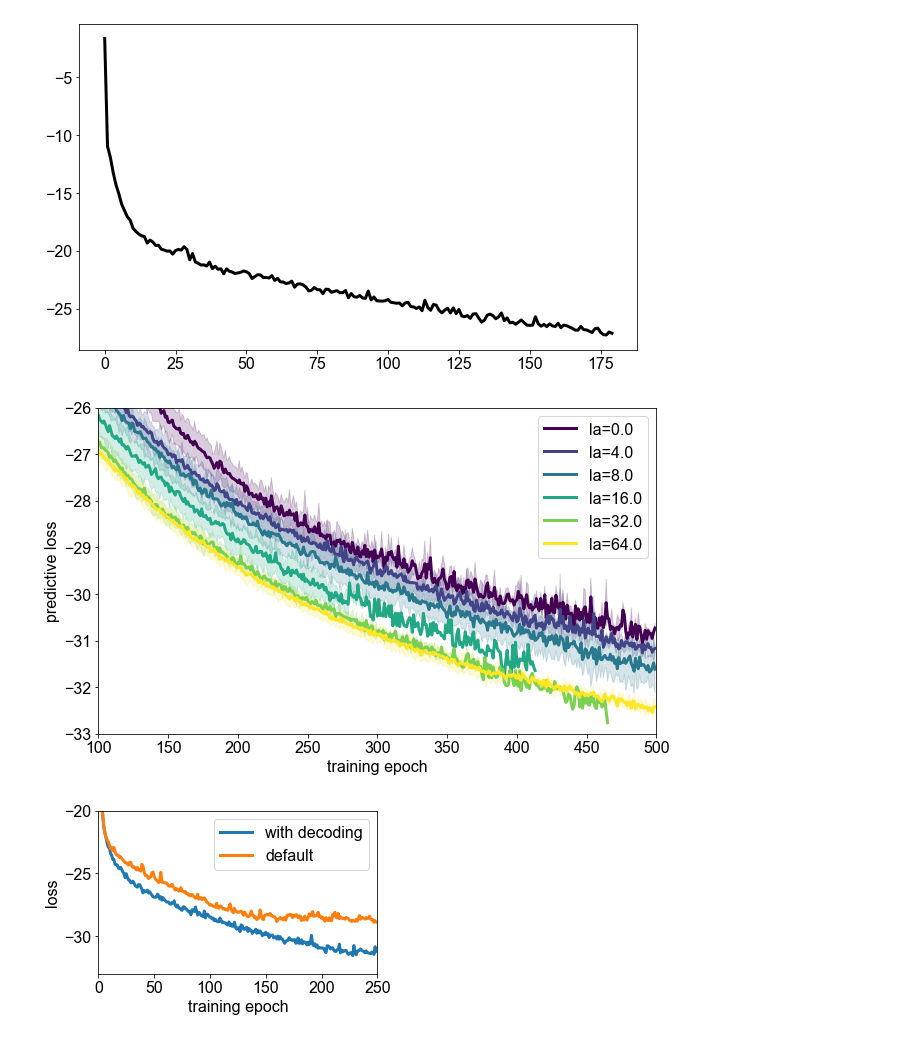
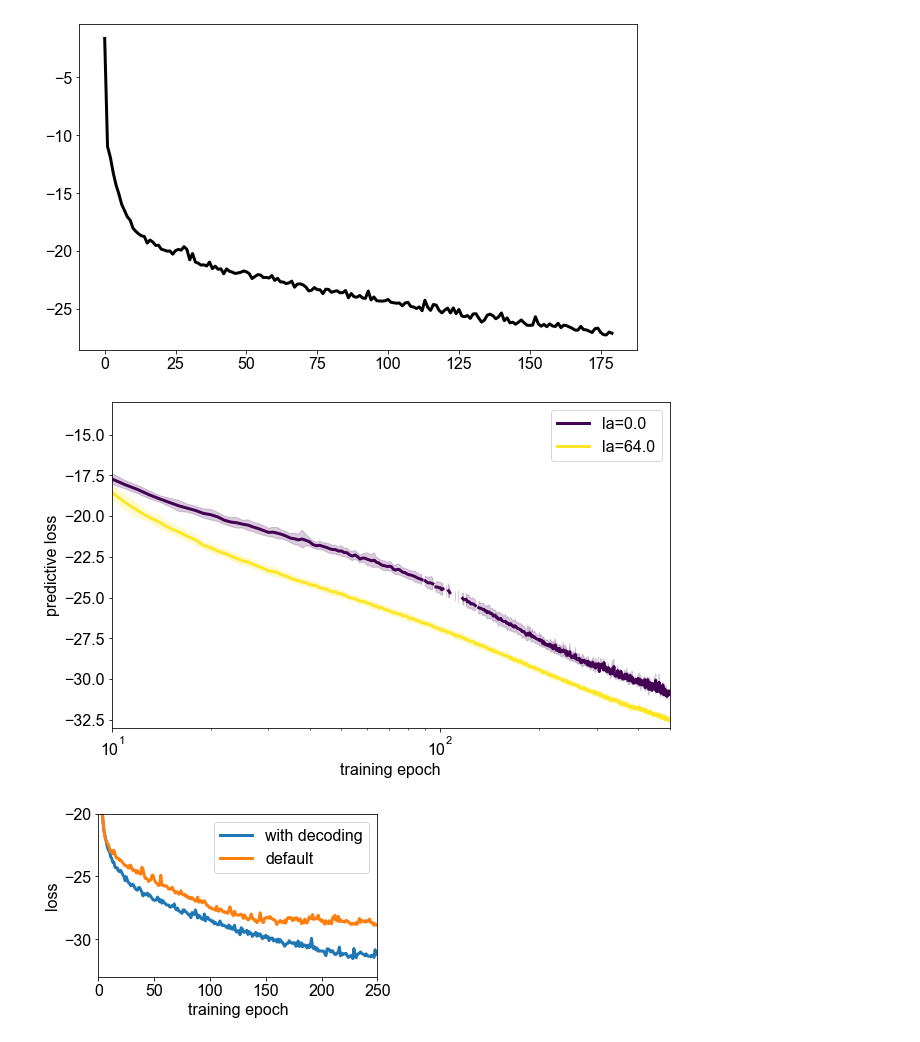
Before and after one commit to azaho/flappydream, a Jupyter notebook: testing.ipynb, the cells around one changed output. Saved outputs shown, nothing was run; the diff lists cells and outputs as text; code cells hidden in the pictures.

```diff
--- a/testing.ipynb
+++ b/testing.ipynb
@@ -161,0 +259,27 @@ plt.show()
+# %%
+lambda_svs = [0.0, 4.0, 8.0, 16.0, 32.0, 64.0]
+lambda_svs = [0.0, 64.0]
+
+for lambda_sv_i, lambda_sv in enumerate(lambda_svs):
+    for state_vars_to_predict in [[9, 10, 11]]:
+        for random_index in (range(20, 40) if lambda_sv_i>0 else range(40)):
+            color = plt.cm.get_cmap('viridis')(np.linspace(0, 1, len(lambda_svs)))[lambda_sv_i]
+            detach_gradients = False
+            use_layernorm = False
+            truncate_at_batch = 40
+            n_hidden = 128
+            train_epochs = 250
+            save_every_epochs = 50
+            max_gradient_norm = 100.0
+            lr = 0.001
+            random_index = random_index
+            lambda_sv = lambda_sv
+            dim_latent_z = 8
+            #if lambda_sv == 0: state_vars_to_predict = []
+
+            sv_str = 'x'.join([str(x) for x in state_vars_to_predict]) if len(state_vars_to_predict)>0 else 'X'
+            rnn_id = f"_ln{1 if use_layernorm else 0}_nh{n_hidden}_dlz{dim_latent_z}_mgn{max_gradient_norm}_lr{lr}" + \
+                     f"_dg{1 if detach_gradients else 0}_da{truncate_at_batch}_sv{sv_str}_lsv{lambda_sv}_r{random_index}"
+
+            try:
+                losses_store = np.load(f'data/rnn{rnn_id}/rnn_losses.npz')['losses_store']
@@ -201,8 +367,10 @@ import numpy as np
 import matplotlib.pyplot as plt
 
 plt.rcParams.update({'font.family': 'Arial', 'font.size': 16})
+plt.figure(figsize=(10, 6))  # Adjust the figure size as needed
 
-plt.figure(figsize=(10, 6))  # Adjust the figure size as needed
+lambda_svs = [0.0, 4.0, 8.0, 16.0, 32.0, 64.0]
+lambda_svs = [0.0, 64.0]
 
 
 for lambda_sv_i, lambda_sv in enumerate(lambda_svs):
@@ -222,34 +390,37 @@ for lambda_sv_i, lambda_sv in enumerate(lambda_svs):
         lr = 0.001
         dim_latent_z = 8
 
         # if lambda_sv == 0:
         #     state_vars_to_predict = []
 
         sv_str = 'x'.join([str(x) for x in state_vars_to_predict]) if len(state_vars_to_predict) > 0 else 'X'
         rnn_id = f"_ln{1 if use_layernorm else 0}_nh{n_hidden}_dlz{dim_latent_z}_mgn{max_gradient_norm}_lr{lr}" + \
                  f"_dg{1 if detach_gradients else 0}_da{truncate_at_batch}_sv{sv_str}_lsv{lambda_sv}_r{random_index}"
 
         try:
             losses_store = np.load(f'data/rnn{rnn_id}/rnn_losses.npz')['losses_store']
             all_losses.append(np.nanmean(losses_store, axis=1)[:, 0])
         except:
             pass
 
     all_losses = np.array(all_losses)
     mean_losses = np.nanmean(all_losses, axis=0)
     std_losses = np.nanstd(all_losses, axis=0)
 
     plt.plot(mean_losses, linewidth=3, color=color, label=f"la={lambda_sv}")
     plt.fill_between(range(len(mean_losses)), mean_losses - std_losses, mean_losses + std_losses, color=color, alpha=0.2)
 
 plt.legend()
 plt.ylim(-33, -26)
 plt.xlim(100, 500)
+plt.ylim(-33, -13)
+plt.xlim(10, 500)
+plt.xscale('log')
 plt.xlabel("training epoch")
 plt.ylabel("predictive loss")
 plt.show()
 # %% [output]
-[figure, old version]
+[figure, new version]
 # %%
 plt.rcParams.update({'font.family': 'Arial', 'font.size': 16})
 plt.figure(figsize=(5, 3))  # Adjust the figure size as needed
```
Also changed, not shown: parts of 6 cells of this notebook, 17 other files.
